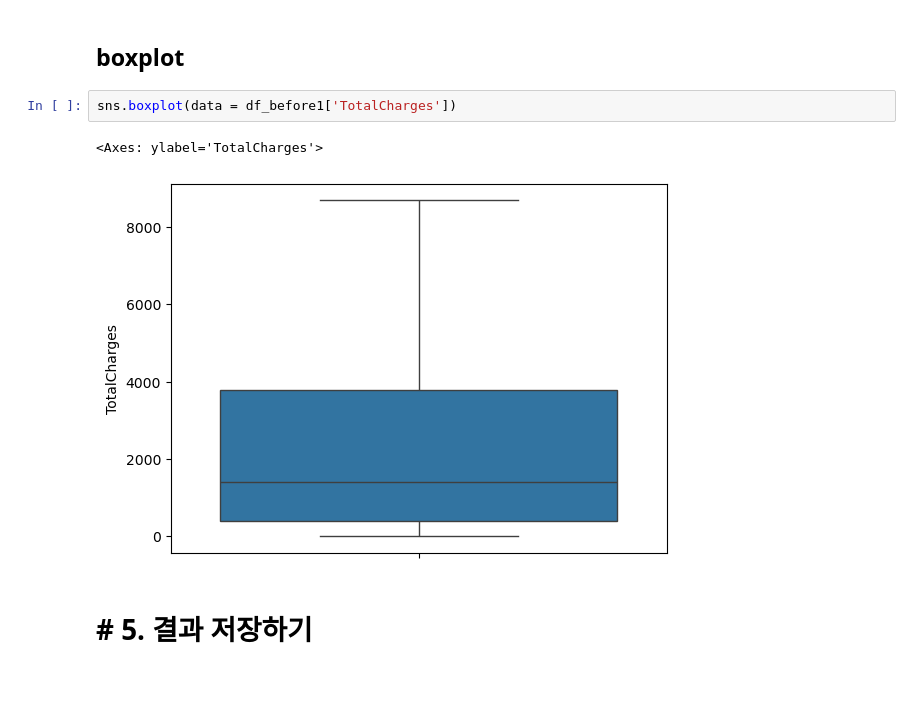
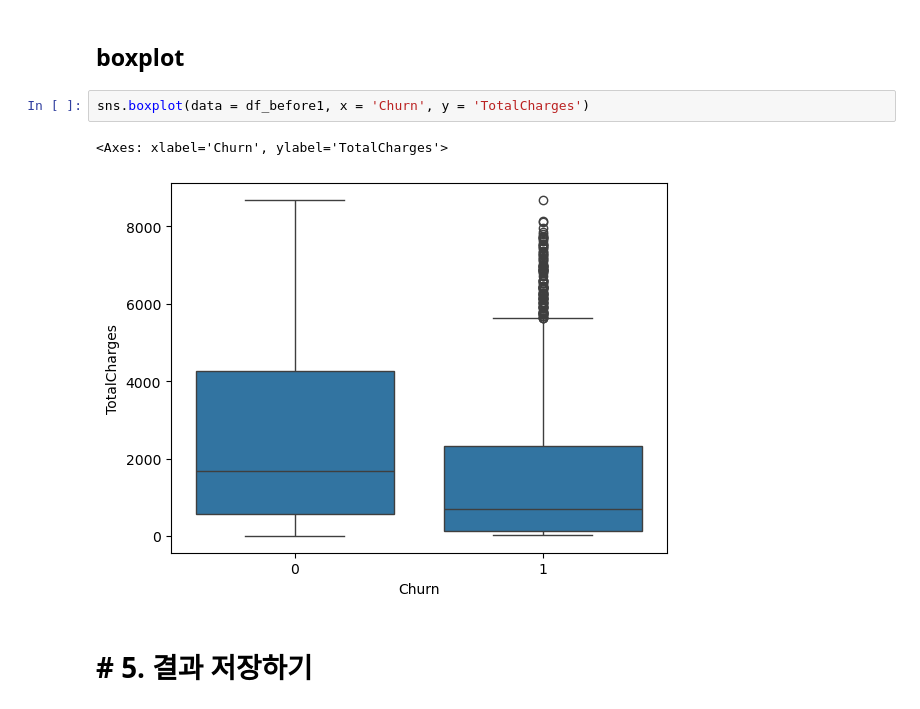
Before and after one commit to ZeroJoon2/pythonstudy, a Jupyter notebook: 25_파이썬데이터분석_실습_통신사고객이탈.ipynb, the cells around one changed output. Saved outputs shown, nothing was run; the diff lists cells and outputs as text; blank space fills up the shorter version.

```diff
--- a/25_파이썬데이터분석_실습_통신사고객이탈.ipynb
+++ b/25_파이썬데이터분석_실습_통신사고객이탈.ipynb
@@ -538,10 +538,10 @@ plt.show()
 # %% [markdown]
 ## boxplot
 # %%
-sns.boxplot(data = df_before1['TotalCharges'])
+sns.boxplot(data = df_before1, x = 'Churn', y = 'TotalCharges')
 # %% [output]
-<Axes: ylabel='TotalCharges'>
+<Axes: xlabel='Churn', ylabel='TotalCharges'>
-[figure, old version]
+[figure, new version]
 # %% [markdown]
 # # 5. 결과 저장하기
 # %% [markdown]
```
Also changed, not shown: parts of 1 cell of this notebook.
